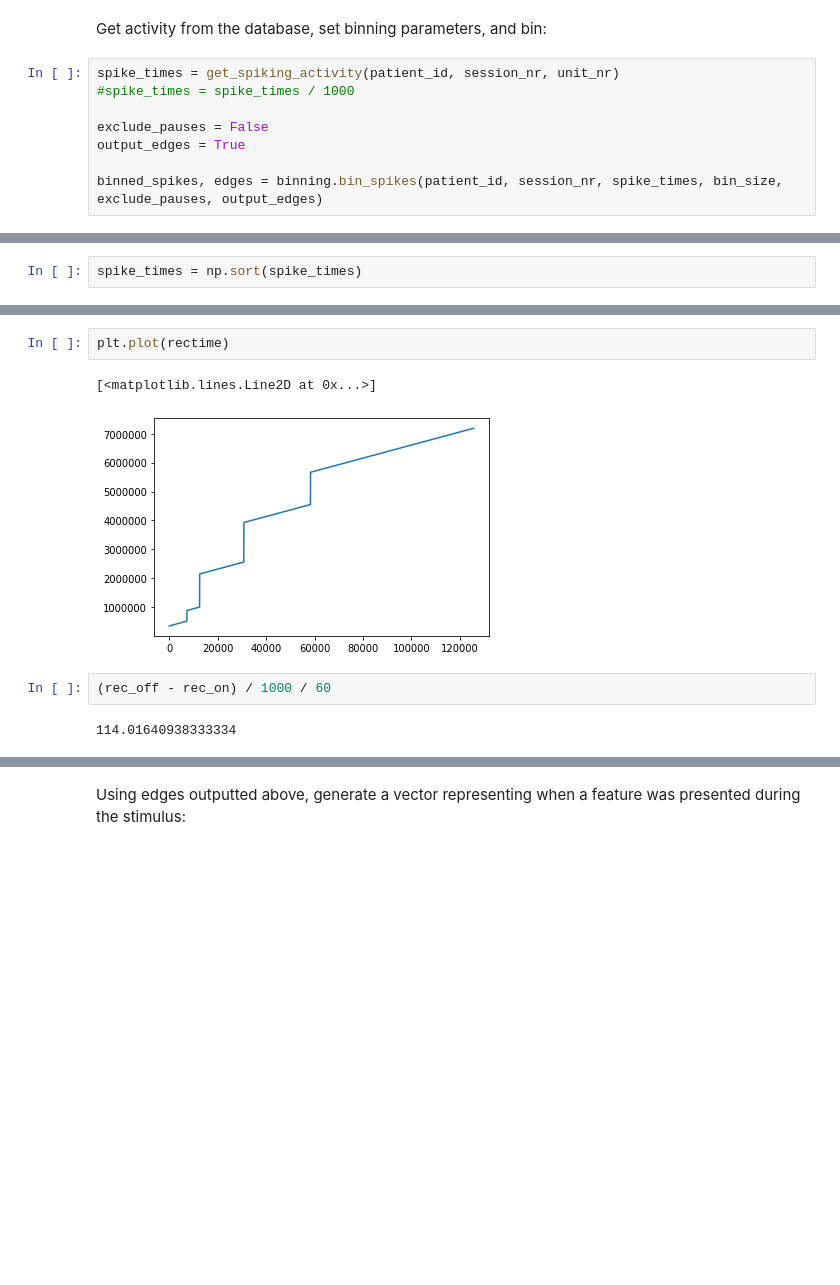
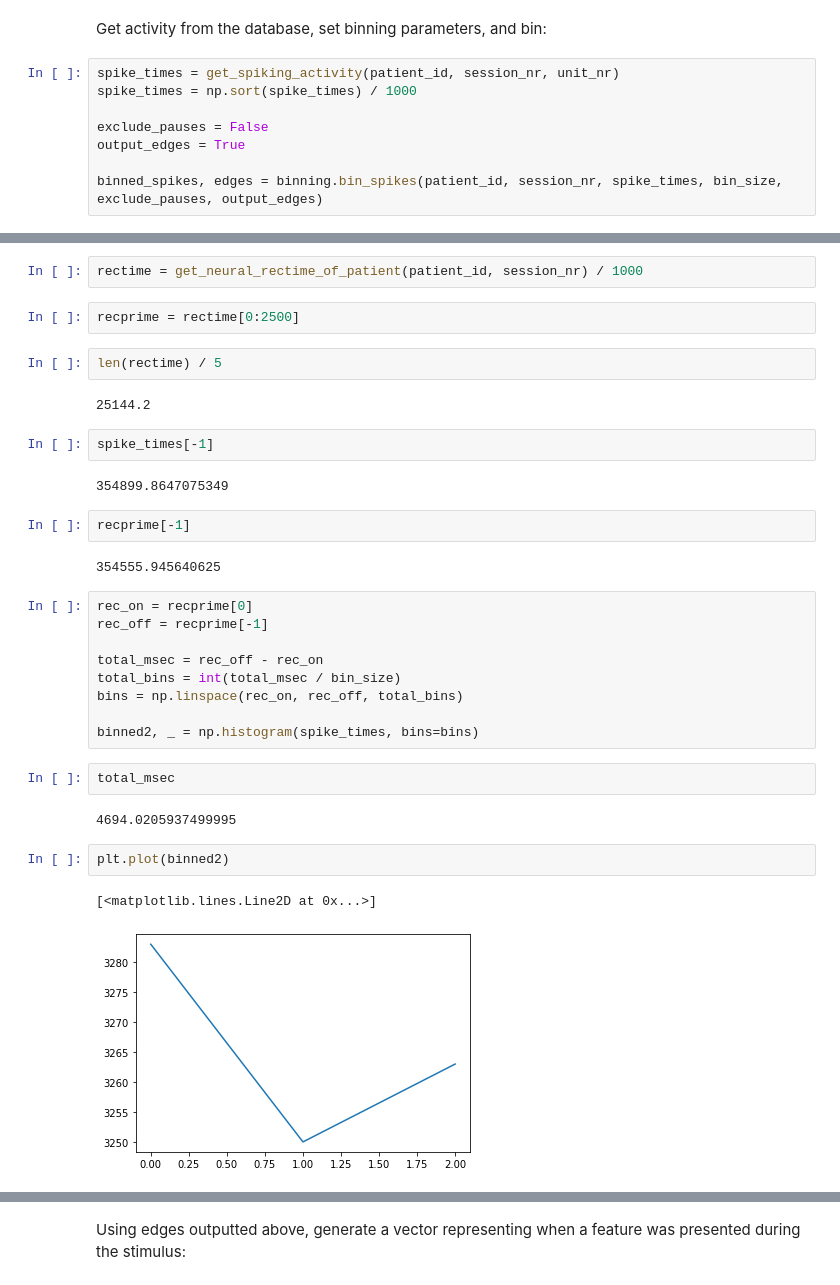
Before and after one commit to mackelab/epiphyte, a Jupyter notebook: analysis/example_analysis.ipynb, the cells around one changed output, grey strips where cells are left out. Cells and saved outputs as stored; diff of their text form; blank space fills up the shorter version.

```diff
--- a/analysis/example_analysis.ipynb
+++ b/analysis/example_analysis.ipynb
@@ -31,7 +31,7 @@ bin_size = 1000
 Get activity from the database, set binning parameters, and bin:
 # %%
 spike_times = get_spiking_activity(patient_id, session_nr, unit_nr)
-#spike_times = spike_times / 1000
+spike_times = np.sort(spike_times) / 1000
 
 exclude_pauses = False
 output_edges = True
@@ -54,2 +46,0 @@ plt.eventplot(np.sort(spike_times))
-# %%
-spike_times = np.sort(spike_times)
@@ -76,9 +52,34 @@ plt.plot(binned_spikes)
+# %%
+rectime = get_neural_rectime_of_patient(patient_id, session_nr) / 1000
+# %%
+recprime = rectime[0:2500]
+# %%
+len(rectime) / 5
+# %% [output]
+25144.2
+# %%
+spike_times[-1]
+# %% [output]
+354899.8647075349
+# %%
+recprime[-1]
+# %% [output]
+354555.945640625
+# %%
+rec_on = recprime[0]
+rec_off = recprime[-1]
+
+total_msec = rec_off - rec_on
+total_bins = int(total_msec / bin_size)
+bins = np.linspace(rec_on, rec_off, total_bins)
+
+binned2, _ = np.histogram(spike_times, bins=bins)
+# %%
+total_msec
+# %% [output]
+4694.0205937499995
 # %%
-plt.plot(rectime)
+plt.plot(binned2)
 # %% [output]
 [<matplotlib.lines.Line2D at 0x...>]
-[figure, old version]
+[figure, new version]
-# %%
-(rec_off - rec_on) / 1000 / 60
-# %% [output]
-114.01640938333334
```
Also changed, not shown: parts of 24 cells of this notebook, 10 other files.
